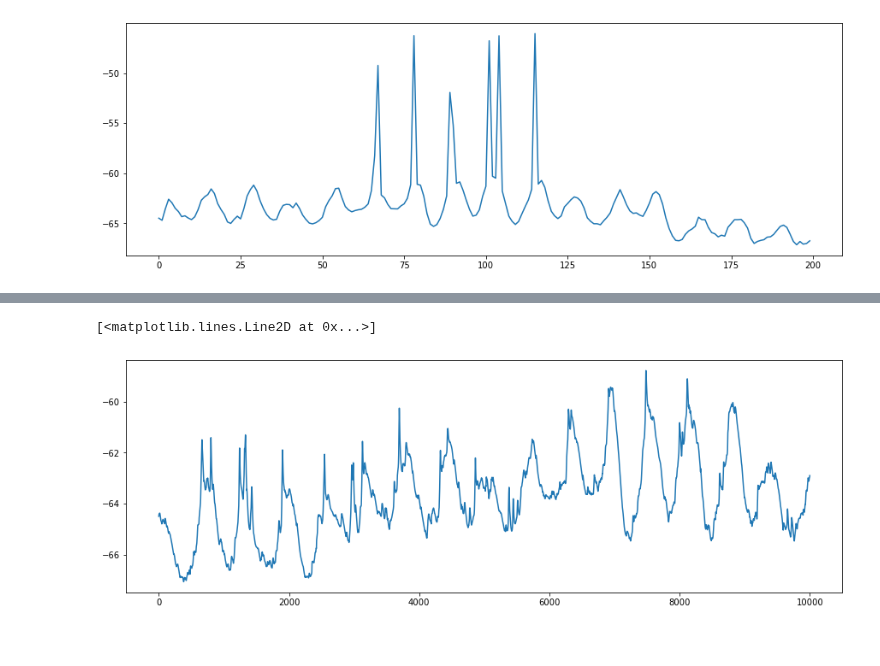
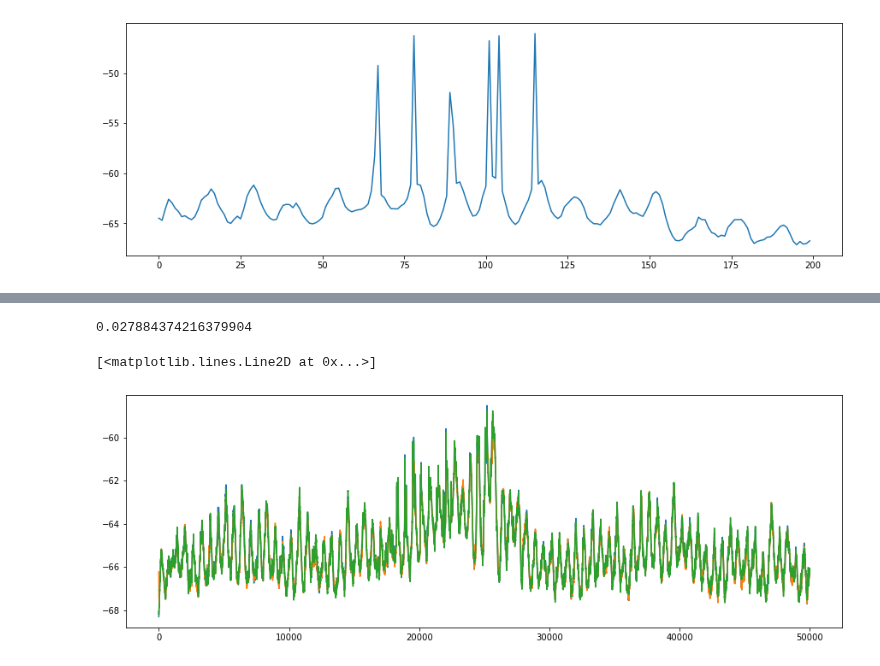
Before and after one commit to yjkimnada/dendrite, a Jupyter notebook: AP_experimental.ipynb, the cells around one changed output, grey strips where cells are left out. Saved outputs shown, nothing was run; the diff lists cells and outputs as text; code cells hidden in the pictures.

```diff
--- a/AP_experimental.ipynb
+++ b/AP_experimental.ipynb
@@ -438,14 +438,3 @@ plt.plot(V[:1000][400:600])
 # %% [output]
 [<matplotlib.lines.Line2D at 0x...>]
 [figure]
-# %%
-#pred = np.load("/media/hdd01/sklee/CA1_clust4-60/hand/gru_s10_h20_output.npz")["test"].flatten()
-pred = np.load("/media/hdd01/sklee/CA1_clust4-60_AP/na_pred_nona_true/V_na_pred_nona_true_0.2ms.npy").flatten()
-true = np.load("/media/hdd01/sklee/CA1_clust4-60/data/vdata_T10_Ne2000_gA0.6_tauA1_gN0.8_Ni200_gG0.1_gB0.1_Er0.5_Ir7.4_random_NR_rep1000_stimseed1.npy")[:,:50000].flatten()
-true_mean = np.mean(np.load("/media/hdd01/sklee/CA1_clust4-60/data/vdata_T10_Ne2000_gA0.6_tauA1_gN0.8_Ni200_gG0.1_gB0.1_Er0.5_Ir7.4_random_NR_rep1000_stimseed1.npy")[:,:50000])
-full_true = np.load("/media/hdd01/sklee/CA1_clust4-60/data/vdata_T10_Ne2000_gA0.6_tauA1_gN0.8_Ni200_gG0.1_gB0.1_Er0.5_Ir7.4_random_NR_rep1000_stimseed1.npy")[:,:50000].flatten()
-
-#error = true - true_mean - pred
-error = true - pred
-print(np.mean((error) **2))
-print(np.mean(error))
@@ -481,3 +472,0 @@ print(np.mean(full_noise**2))
-# %%
-full_true_noise = full_true[:5*50000] - full_noise
-print(np.mean((full_true[:5*50000] - full_true_noise)**2))
@@ -494,8 +480,6 @@ plt.plot(pred[:50000][17000:27000])
 # %%
-full_true_noise = full_true - full_noise
+print(np.mean((true - na_true_noise1)**2))
+print(np.mean((true - na_true_noise2)**2))
+print(np.mean((true - na_true_noise3)**2))
+# %% [output]
+0.027884374216379904
-# %%
-plt.figure(figsize = (15,5))
-plt.plot(full_true_noise[:50000][17000:27000])
-# %% [output]
-[<matplotlib.lines.Line2D at 0x...>]
-[figure, removed]
@@ -503,0 +492,8 @@ plt.plot(full_true_noise[:50000][17000:27000])
+# %%
+plt.figure(figsize = (15,5))
+plt.plot(full_true[50000:100000])
+plt.plot(pred[50000:100000] + true_mean)
+plt.plot(full_true_noise[50000:100000])
+# %% [output]
+[<matplotlib.lines.Line2D at 0x...>]
+[figure, added]
```
Also changed, not shown: parts of 12 cells of this notebook, 10 other files.
